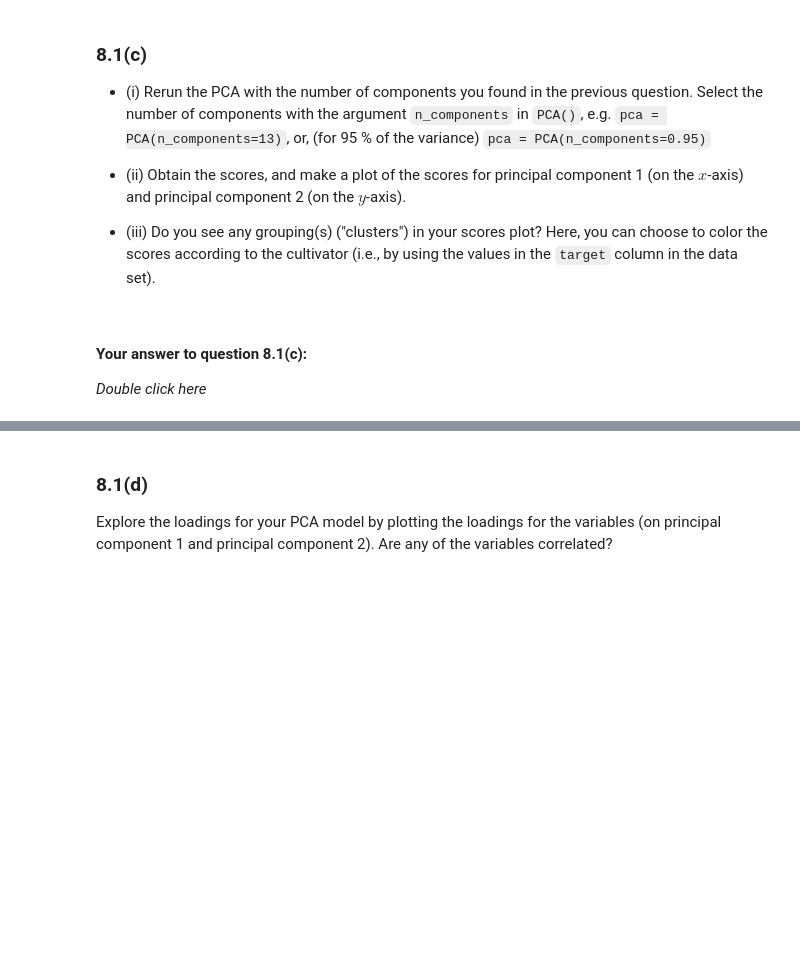
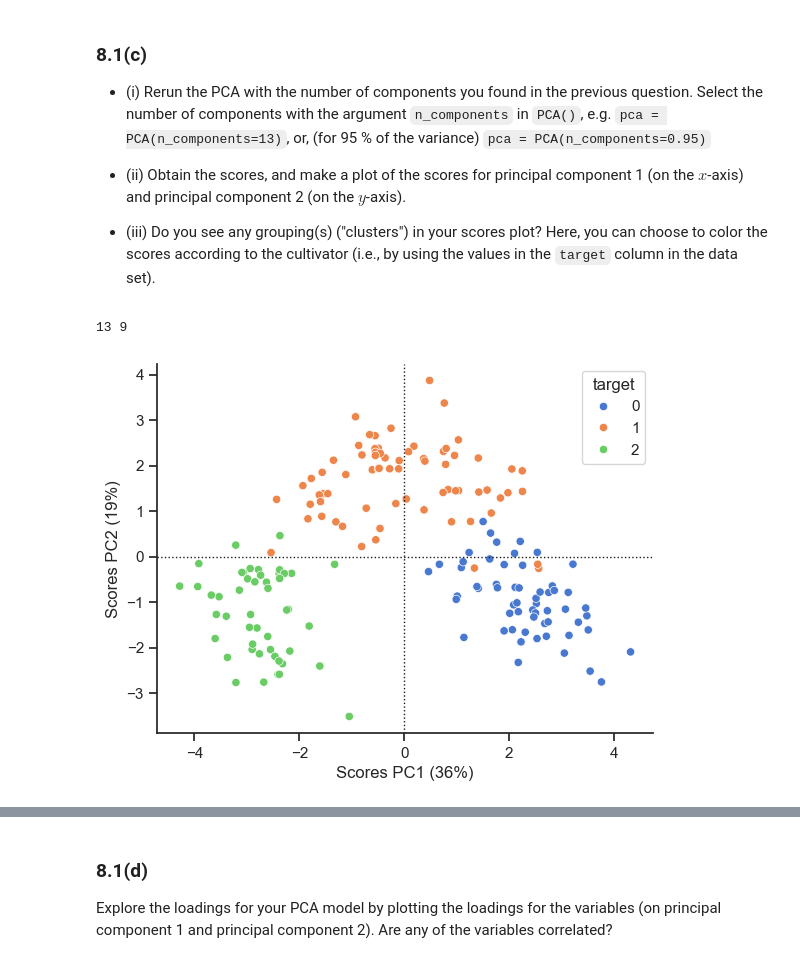
Before and after one commit to joachsob/chemometrics, a Jupyter notebook: exercises/08_Exercise_Set_8.ipynb, the cells around one changed output, grey strips where cells are left out. Drawn from its saved outputs; the diff is of its cells as text; code cells hidden in the pictures; blank space fills up the shorter version.

```diff
--- a/exercises/08_Exercise_Set_8.ipynb
+++ b/exercises/08_Exercise_Set_8.ipynb
@@ -245,3 +266,18 @@ Should not include the target column because it is not one of the variables we w
-# %% [markdown]
-#### Your answer to question 8.1(c):
-*Double click here*
+# %%
+# Your code here
+
+pca9 = PCA(n_components=9)
+scores9 = pca9.fit_transform(X)
+
+fig, ax = plt.subplots()
+# fig.set_size_inches(4,4)
+sns.scatterplot(x=scores9[:, 0], y=scores9[:, 1], hue=data_set["target"], palette="muted", ax=ax)
+ax.axhline(y=0, ls=":", c="k", lw=1)
+ax.axvline(x=0, ls=":", c="k", lw=1)
+ax.set(xlabel=f"Scores PC1 ({pca.explained_variance_ratio_[0]*100:.2g}%)")
+ax.set(ylabel=f"Scores PC2 ({pca.explained_variance_ratio_[1]*100:.2g}%)")
+
+sns.despine(fig=fig)
+# %% [output]
+13 9
+[figure, added]
```
Also changed, not shown: parts of 17 cells of this notebook, 3 other files.
